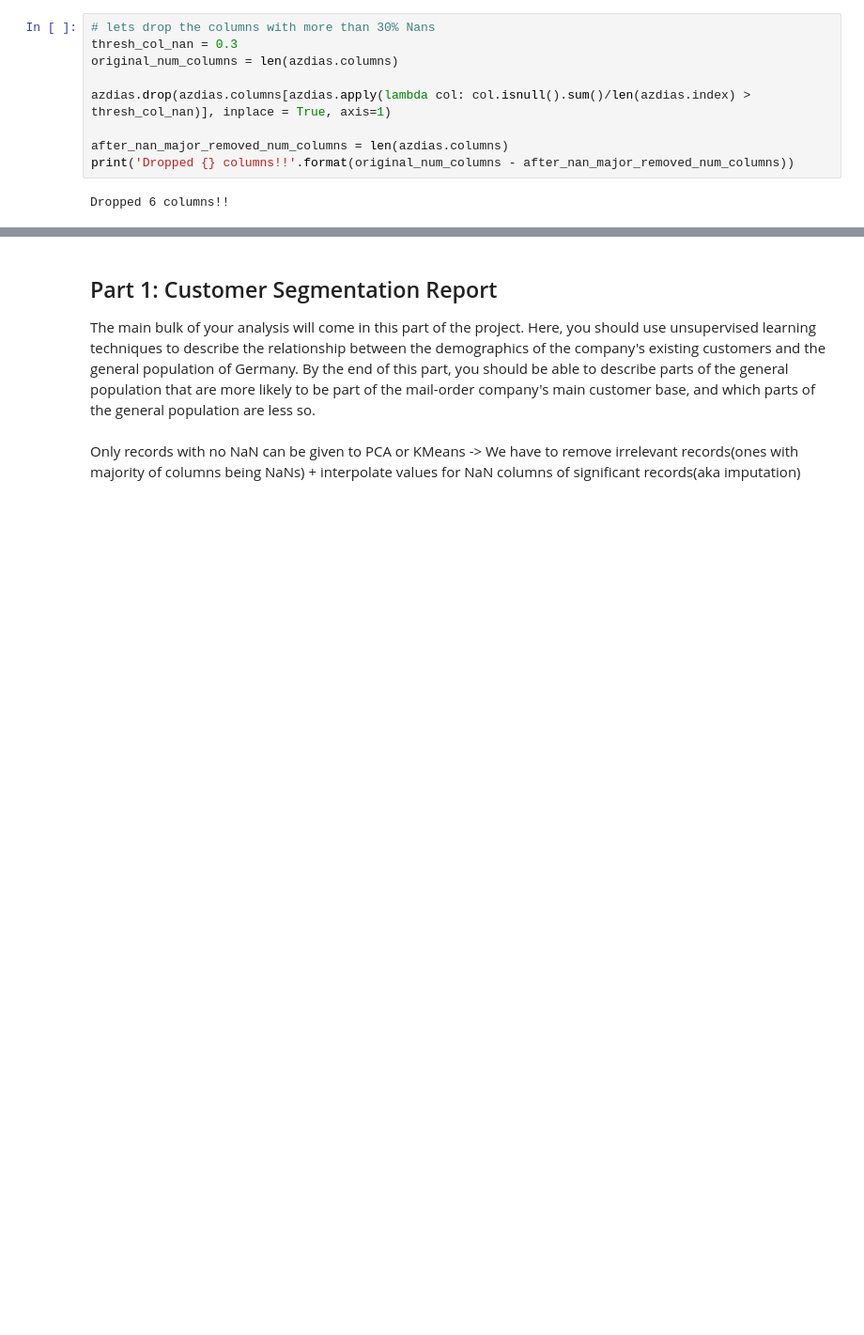
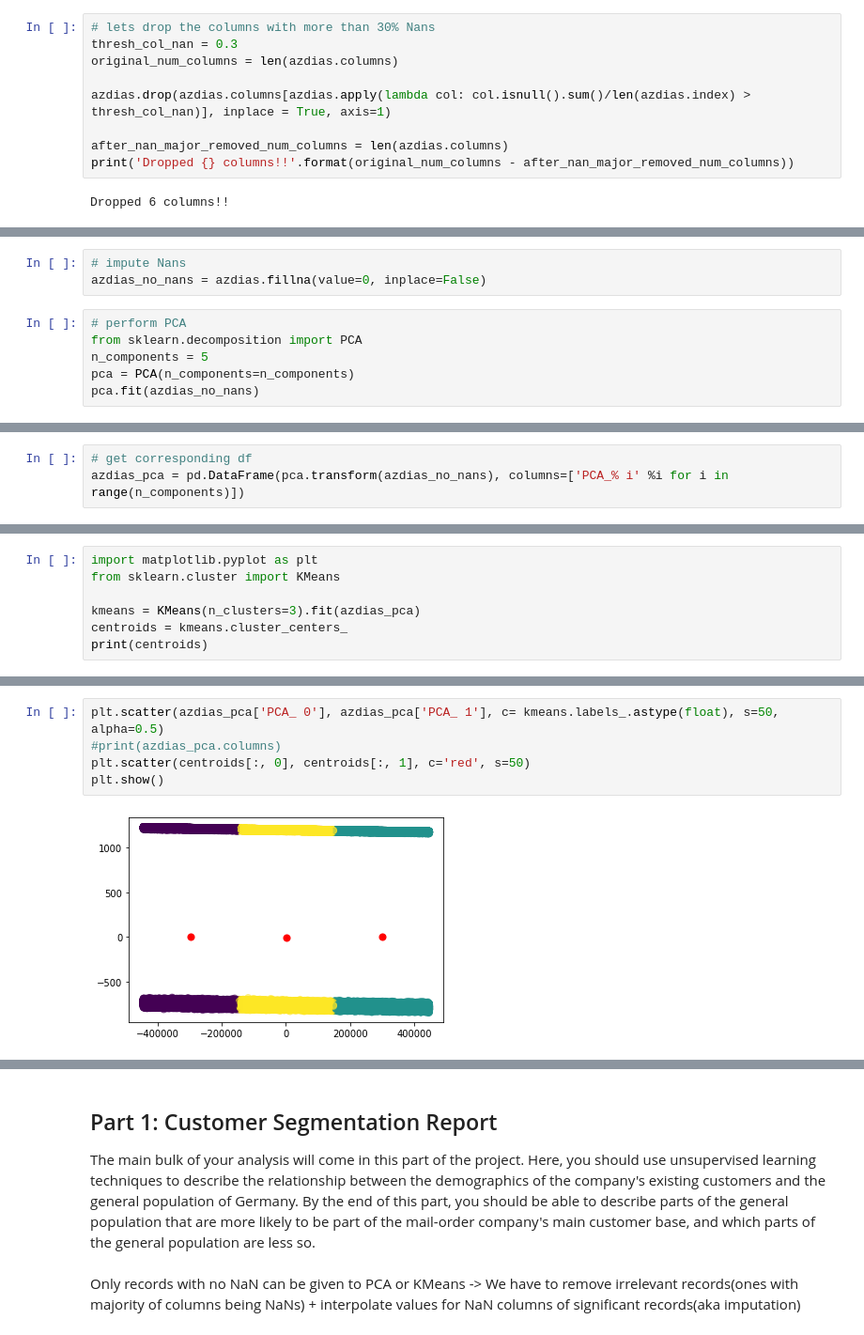
Before and after one commit to pranavkantgaur/udacity-mlnd-arvato-customer-segmentation, a Jupyter notebook: Arvato Project Workbook.ipynb, the cells around one changed output, grey strips where cells are left out. Shown at 94% size. Drawn from its saved outputs; the diff is of its cells as text; blank space fills up the shorter version.

Commit message:
add pca and kmeans analysis-initial version

```diff
--- a/Arvato Project Workbook.ipynb
+++ b/Arvato Project Workbook.ipynb
@@ -132,0 +171,9 @@ TypeError: 'numpy.bool_' object is not callable
+# %%
+# impute Nans
+azdias_no_nans = azdias.fillna(value=0, inplace=False)
+# %%
+# perform PCA
+from sklearn.decomposition import PCA
+n_components = 5
+pca = PCA(n_components=n_components)
+pca.fit(azdias_no_nans)
@@ -132,0 +196,3 @@ TypeError: 'numpy.bool_' object is not callable
+# %%
+# get corresponding df
+azdias_pca = pd.DataFrame(pca.transform(azdias_no_nans), columns=['PCA_% i' %i for i in range(n_components)])
@@ -132,0 +211,7 @@ TypeError: 'numpy.bool_' object is not callable
+# %%
+import matplotlib.pyplot as plt
+from sklearn.cluster import KMeans
+
+kmeans = KMeans(n_clusters=3).fit(azdias_pca)
+centroids = kmeans.cluster_centers_
+print(centroids)
@@ -132,0 +226,7 @@ TypeError: 'numpy.bool_' object is not callable
+# %%
+plt.scatter(azdias_pca['PCA_ 0'], azdias_pca['PCA_ 1'], c= kmeans.labels_.astype(float), s=50, alpha=0.5)
+#print(azdias_pca.columns)
+plt.scatter(centroids[:, 0], centroids[:, 1], c='red', s=50)
+plt.show()
+# %% [output]
+[figure, added]
```
Also changed, not shown: parts of 15 cells of this notebook.
